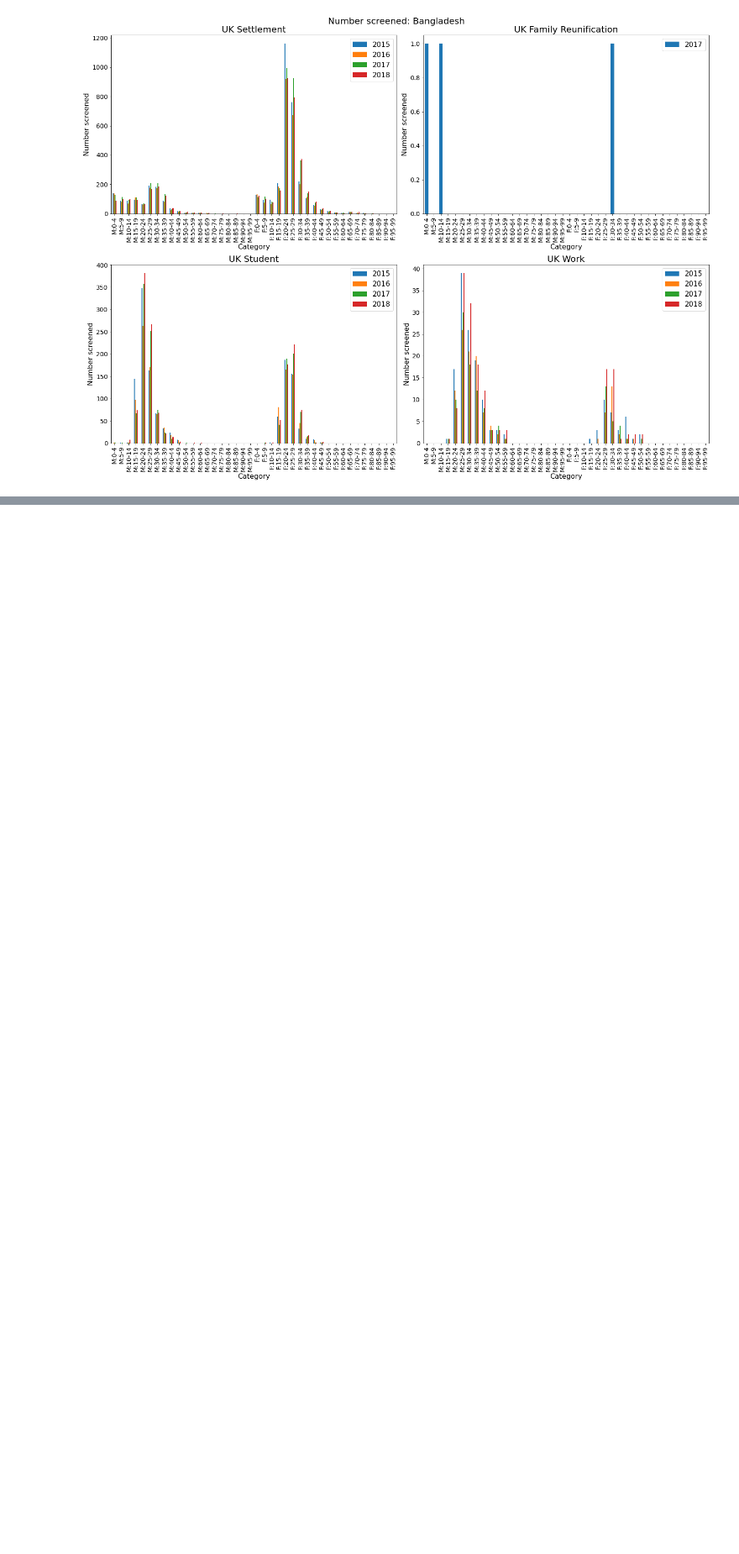
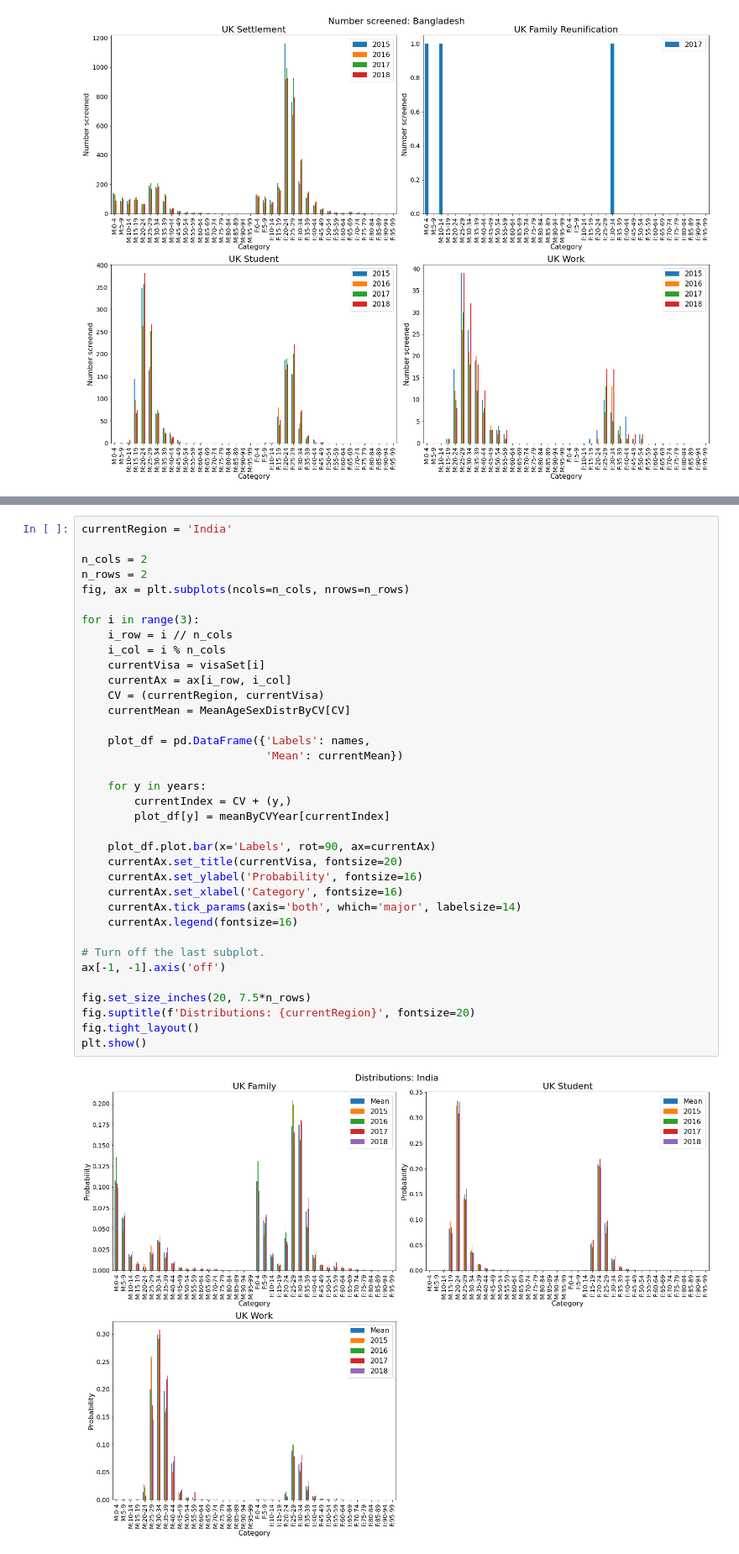
Before and after one commit to JamesTruscott/JupyterBinder, a Jupyter notebook: E-DETECT-TB/E_Detect_TB_Notes2.ipynb, the cells around one changed output, grey strips where cells are left out. Shown: that part at 84% size. Saved outputs shown, nothing was run; the diff lists cells and outputs as text; blank space fills up the shorter version.

```diff
--- a/E-DETECT-TB/E_Detect_TB_Notes2.ipynb
+++ b/E-DETECT-TB/E_Detect_TB_Notes2.ipynb
@@ -473,0 +607,38 @@ plt.show()
+# %%
+currentRegion = 'India'
+
+n_cols = 2
+n_rows = 2
+fig, ax = plt.subplots(ncols=n_cols, nrows=n_rows)
+
+for i in range(3):
+    i_row = i // n_cols
+    i_col = i % n_cols
+    currentVisa = visaSet[i]
+    currentAx = ax[i_row, i_col]
+    CV = (currentRegion, currentVisa)
+    currentMean = MeanAgeSexDistrByCV[CV]
+
+    plot_df = pd.DataFrame({'Labels': names,
+                            'Mean': currentMean})
+
+    for y in years:
+        currentIndex = CV + (y,)
+        plot_df[y] = meanByCVYear[currentIndex]
+
+    plot_df.plot.bar(x='Labels', rot=90, ax=currentAx)
+    currentAx.set_title(currentVisa, fontsize=20)
+    currentAx.set_ylabel('Probability', fontsize=16)
+    currentAx.set_xlabel('Category', fontsize=16)
+    currentAx.tick_params(axis='both', which='major', labelsize=14)
+    currentAx.legend(fontsize=16)
+
+# Turn off the last subplot.
+ax[-1, -1].axis('off')
+
+fig.set_size_inches(20, 7.5*n_rows)
+fig.suptitle(f'Distributions: {currentRegion}', fontsize=20)
+fig.tight_layout()
+plt.show()
+# %% [output]
+[figure, added]
```
Also changed, not shown: parts of 13 cells of this notebook.
